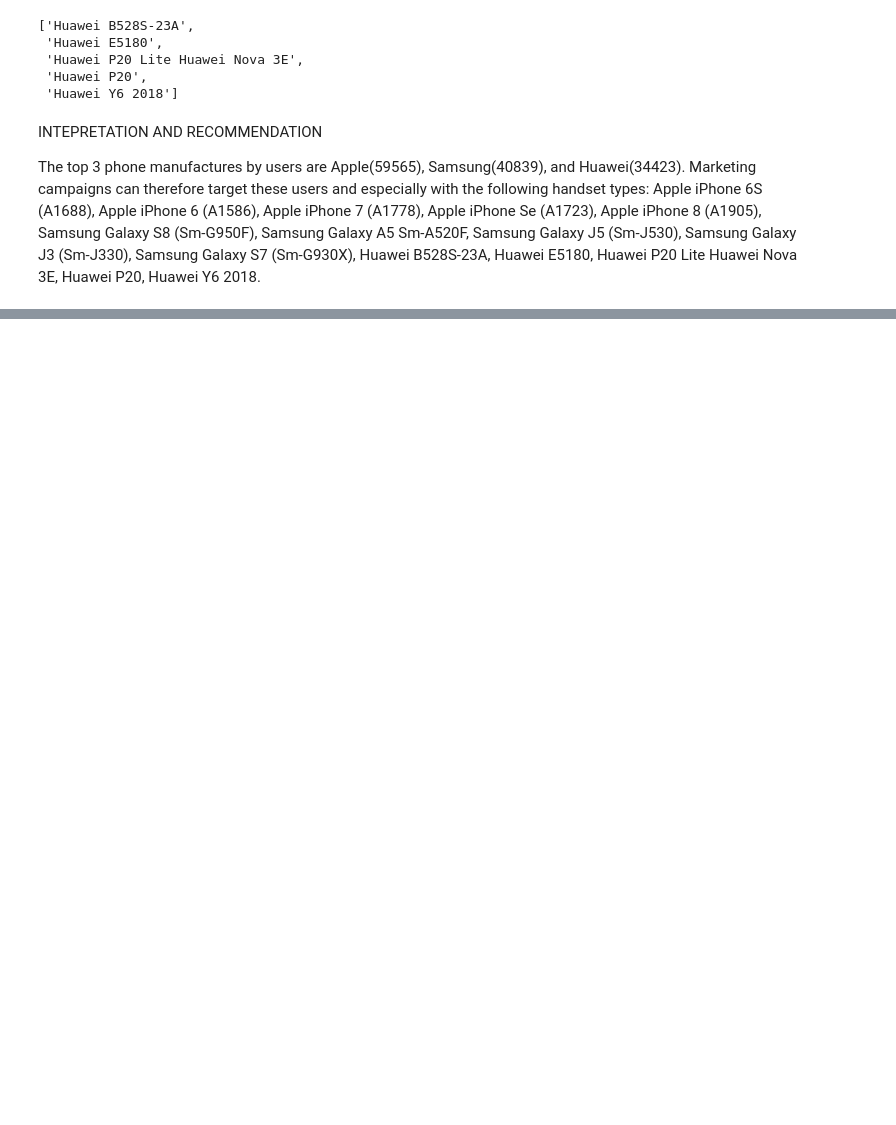
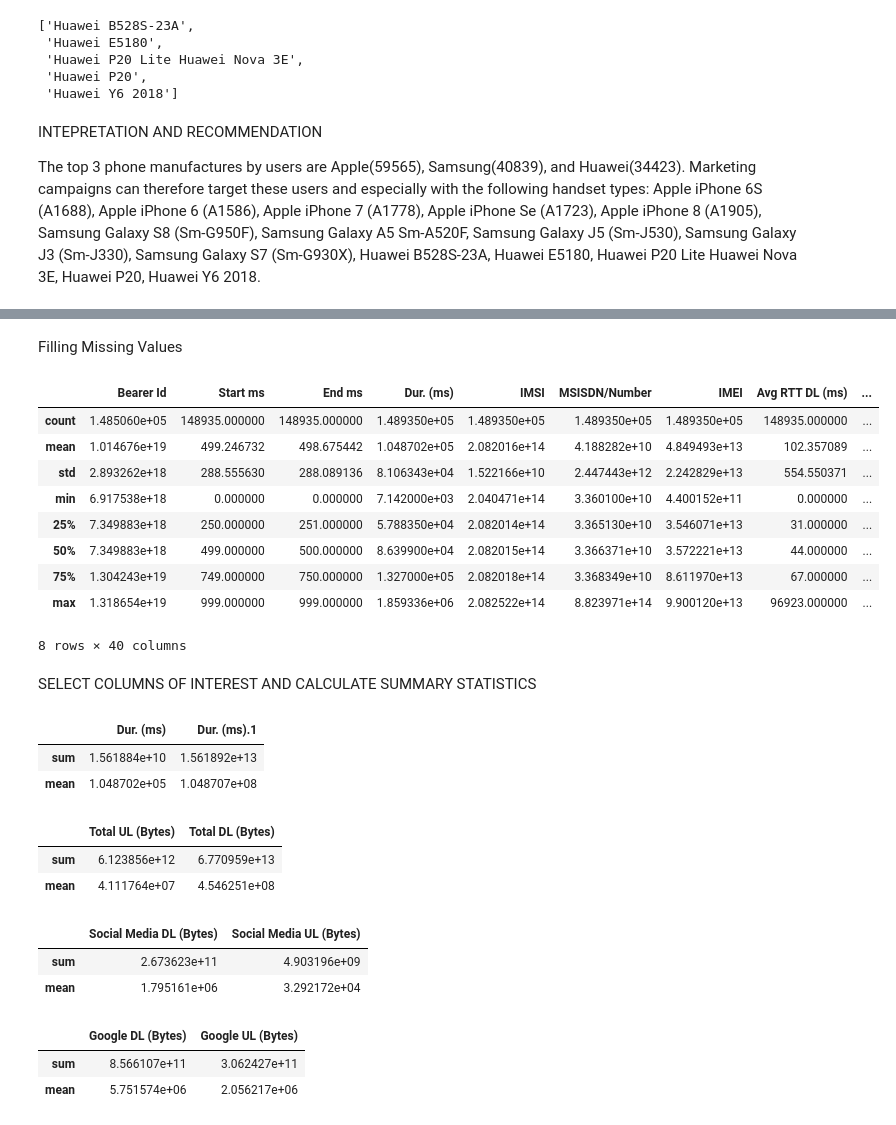
Before and after one commit to that-nanjala/10, a Jupyter notebook: notebooks/assignment.ipynb, the cells around one changed output, grey strips where cells are left out. Saved outputs shown, nothing was run; the diff lists cells and outputs as text; code cells hidden in the pictures; blank space fills up the shorter version.

```diff
--- a/notebooks/assignment.ipynb
+++ b/notebooks/assignment.ipynb
@@ -109,0 +317,4 @@ db.isna().sum()
+# %%
+# drop columns with more than 30% missing values since filling this will greatly affect the dataset
+df_clean = db.drop(['TCP DL Retrans. Vol (Bytes)', 'TCP UL Retrans. Vol (Bytes)', 'HTTP DL (Bytes)', 'HTTP UL (Bytes)', 'Nb of sec with 125000B < Vol DL', 'Nb of sec with 1250B < Vol UL < 6250B', 'Nb of sec with 31250B < Vol DL < 125000B', 'Nb of sec with 37500B < Vol UL', 'Nb of sec with 6250B < Vol DL < 31250B', 'Nb of sec with 6250B < Vol UL < 37500B',], axis=1)
+df_clean.shape
@@ -109,0 +323,3 @@ db.isna().sum()
+# %%
+# dropping rows for columns with Unidue identifiers for customer data since we cannot fill missing values with existing data
+df_clean.dropna(subset = ['MSISDN/Number'], inplace=True)
@@ -109,0 +353,37 @@ db.isna().sum()
+# %% [markdown]
+Filling Missing Values
+# %%
+# fill missing with ffill method for columns ('Nb of sec with Vol DL < 6250B','Nb of sec with Vol UL < 1250B', 'Avg RTT DL (ms)', 'Avg RTT UL (ms)')
+
+def fix_missing_ffill(df, col):
+    df[col] = df[col].fillna(method='ffill')
+    return df[col]
+
+
+def fix_missing_bfill(df, col):
+    df[col] = df[col].fillna(method='bfill')
+    return df[col]
+
+df_clean['Nb of sec with Vol DL < 6250B'] = fix_missing_ffill(df_clean, 'Nb of sec with Vol DL < 6250B')
+df_clean['Nb of sec with Vol UL < 1250B'] = fix_missing_ffill(df_clean, 'Nb of sec with Vol UL < 1250B')
+df_clean['Avg RTT DL (ms)'] = fix_missing_ffill(df_clean, 'Avg RTT DL (ms)')
+df_clean['Avg RTT UL (ms)'] = fix_missing_ffill(df_clean, 'Avg RTT UL (ms)')
+
+# fill 'Handset Manufacturer' column with mode
+df_clean['Handset Manufacturer'] = df_clean['Handset Manufacturer'].fillna(df_clean['Handset Manufacturer'].mode()[0])
+# fill 'Handset Type' column with mode
+df_clean['Handset Type'] = df_clean['Handset Type'].fillna(df_clean['Handset Type'].mode()[0])
+df_clean.describe()
+# %% [output]
+|  | Bearer Id | Start ms | End ms | Dur. (ms) | IMSI | MSISDN/Number | IMEI | Avg RTT DL (ms) | ... |
+| count | 1.485060e+05 | 148935.000000 | 148935.000000 | 1.489350e+05 | 1.489350e+05 | 1.489350e+05 | 1.489350e+05 | 148935.000000 | ... |
+| mean | 1.014676e+19 | 499.246732 | 498.675442 | 1.048702e+05 | 2.082016e+14 | 4.188282e+10 | 4.849493e+13 | 102.357089 | ... |
+| std | 2.893262e+18 | 288.555630 | 288.089136 | 8.106343e+04 | 1.522166e+10 | 2.447443e+12 | 2.242829e+13 | 554.550371 | ... |
+| min | 6.917538e+18 | 0.000000 | 0.000000 | 7.142000e+03 | 2.040471e+14 | 3.360100e+10 | 4.400152e+11 | 0.000000 | ... |
+| 25% | 7.349883e+18 | 250.000000 | 251.000000 | 5.788350e+04 | 2.082014e+14 | 3.365130e+10 | 3.546071e+13 | 31.000000 | ... |
+| 50% | 7.349883e+18 | 499.000000 | 500.000000 | 8.639900e+04 | 2.082015e+14 | 3.366371e+10 | 3.572221e+13 | 44.000000 | ... |
+| 75% | 1.304243e+19 | 749.000000 | 750.000000 | 1.327000e+05 | 2.082018e+14 | 3.368349e+10 | 8.611970e+13 | 67.000000 | ... |
+| max | 1.318654e+19 | 999.000000 | 999.000000 | 1.859336e+06 | 2.082522e+14 | 8.823971e+14 | 9.900120e+13 | 96923.000000 | ... |
+8 rows × 40 columns
+# %% [markdown]
+SELECT COLUMNS OF INTEREST AND CALCULATE SUMMARY STATISTICS
@@ -109,0 +392,32 @@ db.isna().sum()
+# %%
+#aggregate of xDR sessions
+xDR_Sessions = df_clean[['Dur. (ms)', 'Dur. (ms).1']]
+xDR_Sessions.aggregate([np.sum, 'mean'], axis=0)
+# %% [output]
+|  | Dur. (ms) | Dur. (ms).1 |
+| sum | 1.561884e+10 | 1.561892e+13 |
+| mean | 1.048702e+05 | 1.048707e+08 |
+# %%
+# aggregate of the total download and upload data
+Total_Data = df_clean[['Total UL (Bytes)', 'Total DL (Bytes)']]
+Total_Data.aggregate([np.sum, 'mean'], axis=0)
+# %% [output]
+|  | Total UL (Bytes) | Total DL (Bytes) |
+| sum | 6.123856e+12 | 6.770959e+13 |
+| mean | 4.111764e+07 | 4.546251e+08 |
+# %%
+#aggregate of social media sessions
+social_media = df_clean[['Social Media DL (Bytes)', 'Social Media UL (Bytes)']]
+social_media.aggregate([np.sum, 'mean'], axis=0)
+# %% [output]
+|  | Social Media DL (Bytes) | Social Media UL (Bytes) |
+| sum | 2.673623e+11 | 4.903196e+09 |
+| mean | 1.795161e+06 | 3.292172e+04 |
+# %%
+#aggregate of google sessions
+google = df_clean[['Google DL (Bytes)', 'Google UL (Bytes)']]
+google.aggregate([np.sum, 'mean'], axis=0)
+# %% [output]
+|  | Google DL (Bytes) | Google UL (Bytes) |
+| sum | 8.566107e+11 | 3.062427e+11 |
+| mean | 5.751574e+06 | 2.056217e+06 |
```
Also changed, not shown: parts of 29 cells of this notebook.
